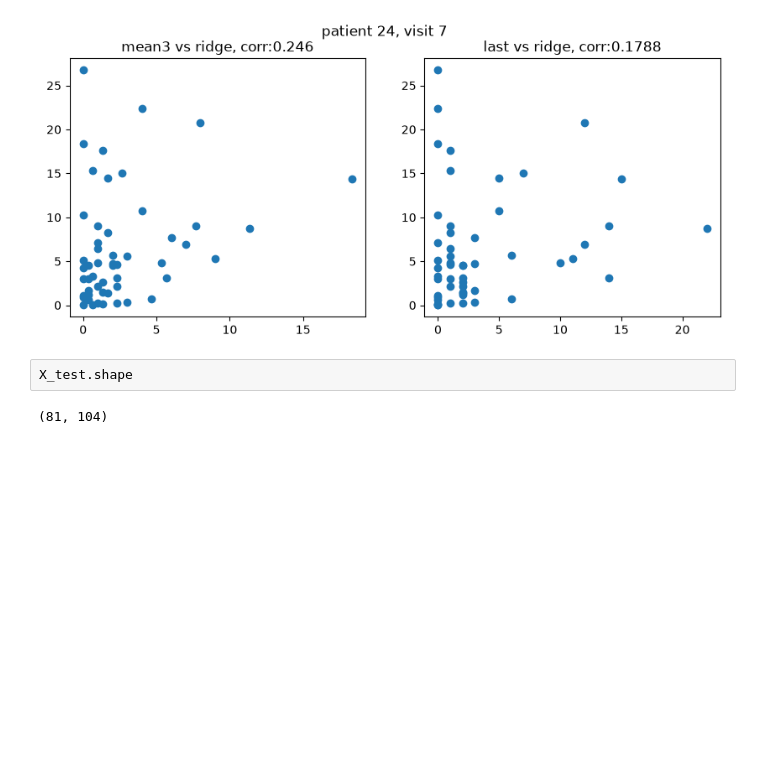
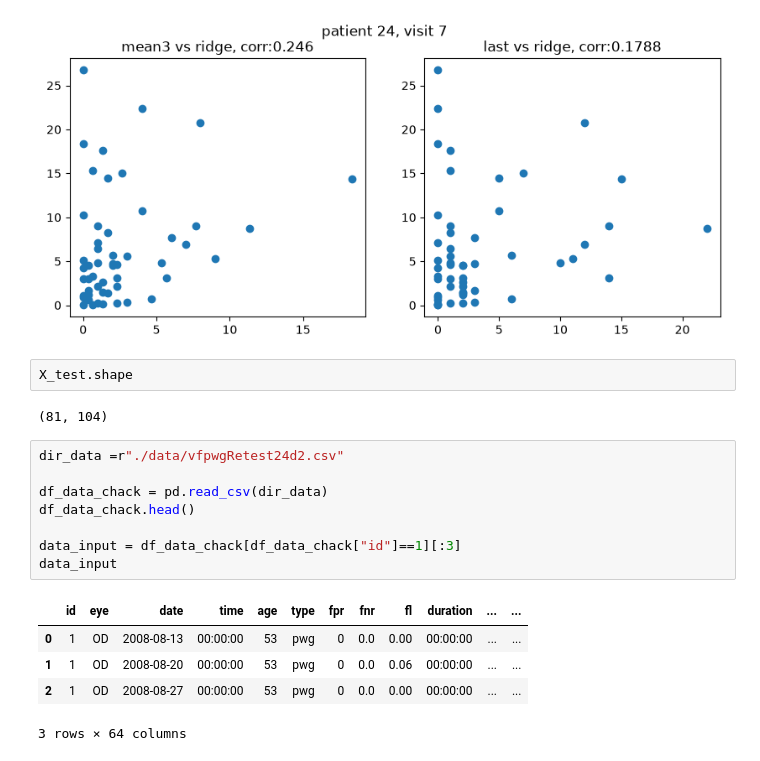
Before and after one commit to kuroganegames/biosignal_training, a Jupyter notebook: findex_halfday/try_hadlfday.ipynb, the cells around one changed output. Drawn from its saved outputs; the diff is of its cells as text; blank space fills up the shorter version.

```diff
--- a/findex_halfday/try_hadlfday.ipynb
+++ b/findex_halfday/try_hadlfday.ipynb
@@ -1400,3 +1406,17 @@ plt.show()
 X_test.shape
 # %% [output]
 (81, 104)
+# %%
+dir_data =r"./data/vfpwgRetest24d2.csv"
+
+df_data_chack = pd.read_csv(dir_data)
+df_data_chack.head()
+
+data_input = df_data_chack[df_data_chack["id"]==1][:3]
+data_input
+# %% [output]
+|  | id | eye | date | time | age | type | fpr | fnr | fl | duration | ... | ... |
+| 0 | 1 | OD | 2008-08-13 | 00:00:00 | 53 | pwg | 0 | 0.0 | 0.00 | 00:00:00 | ... | ... |
+| 1 | 1 | OD | 2008-08-20 | 00:00:00 | 53 | pwg | 0 | 0.0 | 0.06 | 00:00:00 | ... | ... |
+| 2 | 1 | OD | 2008-08-27 | 00:00:00 | 53 | pwg | 0 | 0.0 | 0.00 | 00:00:00 | ... | ... |
+3 rows × 64 columns
```
Also changed, not shown: parts of 4 cells of this notebook, 2 other files.
